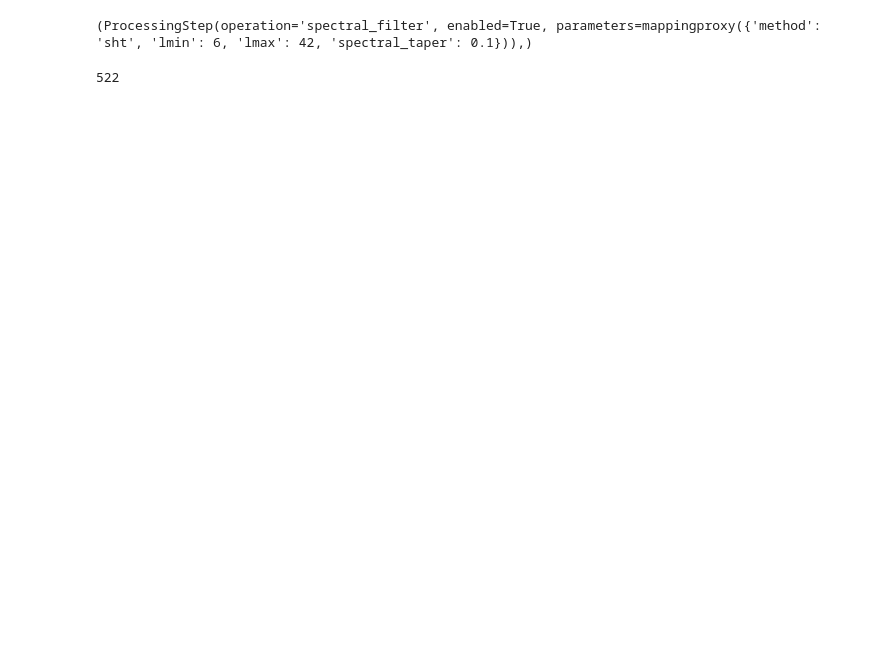
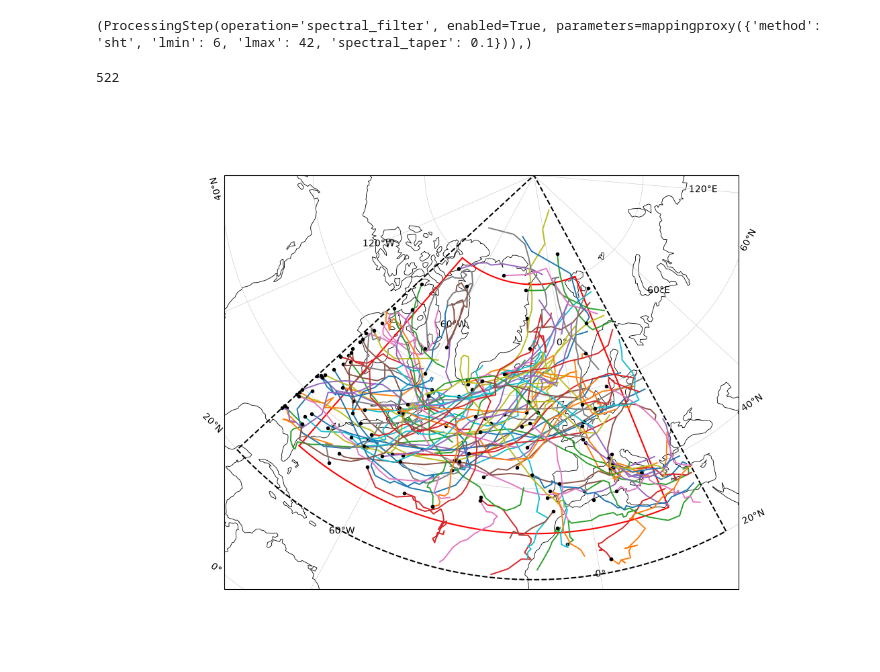
Before and after one commit to AThormann/master_thesis, a Jupyter notebook: experiments/validation_tracks/coarse_validation.ipynb, the cells around one changed output. Saved outputs shown, nothing was run; the diff lists cells and outputs as text; code cells hidden in the pictures; blank space fills up the shorter version.

```diff
--- a/experiments/validation_tracks/coarse_validation.ipynb
+++ b/experiments/validation_tracks/coarse_validation.ipynb
@@ -70,5 +76,9 @@ len(df_coarse['track_id'].unique())
 # %%
 tracks_coarse, summary_coarse, points_coarse = pro.postprocess_tracks(tracks_coarse, **POSTPROCESS_CONFIG)
+# %%
+ax= val.plot_regional_tracks(tracks_coarse, region=REGION, domain=DOMAIN)
+# %% [output]
+[figure, added]
 # %%
 report = pro.filter_report(summary_coarse)
 # %% [output]
```
Also changed, not shown: parts of 7 cells of this notebook.
